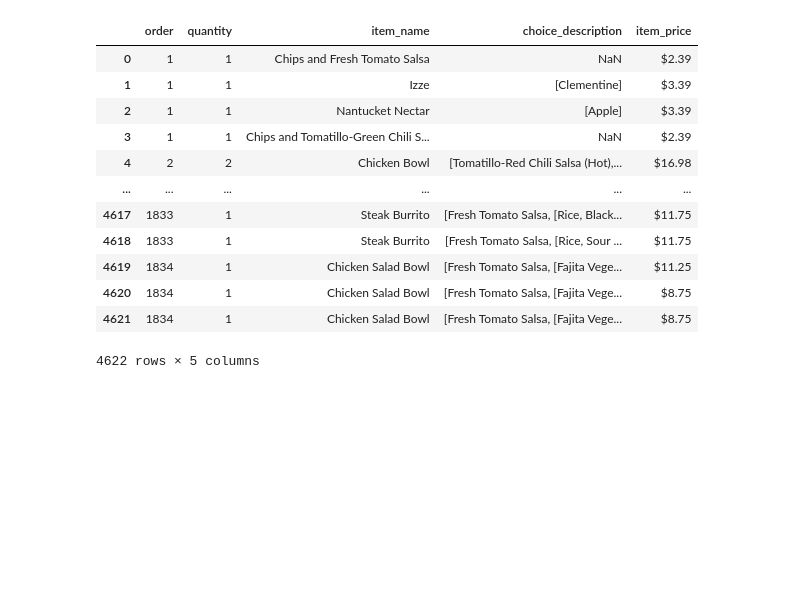
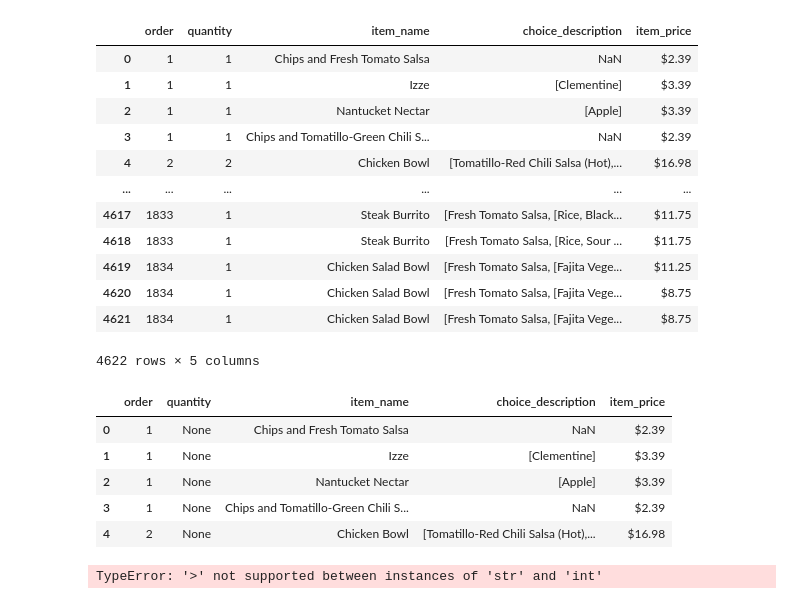
Before and after one commit to shakti-mankar/Python-Libraries, a Jupyter notebook: Pandas/Dataframes.ipynb, the cells around one changed output. Cells and saved outputs as stored; diff of their text form; code cells hidden in the pictures; blank space fills up the shorter version.

```diff
--- a/Pandas/Dataframes.ipynb
+++ b/Pandas/Dataframes.ipynb
@@ -399,0 +382,9 @@ df
+# %%
+df.head(5)
+# %% [output]
+|  | order | quantity | item_name | choice_description | item_price |
+| 0 | 1 | None | Chips and Fresh Tomato Salsa | NaN | $2.39 |
+| 1 | 1 | None | Izze | [Clementine] | $3.39 |
+| 2 | 1 | None | Nantucket Nectar | [Apple] | $3.39 |
+| 3 | 1 | None | Chips and Tomatillo-Green Chili S... | NaN | $2.39 |
+| 4 | 2 | None | Chicken Bowl | [Tomatillo-Red Chili Salsa (Hot),... | $16.98 |
@@ -399,0 +408,4 @@ df
+# %%
+df['new_price'] = df['item_price'].apply(item_incre)
+# %% [output]
+TypeError: '>' not supported between instances of 'str' and 'int'
```
Also changed, not shown: parts of 19 cells of this notebook.
